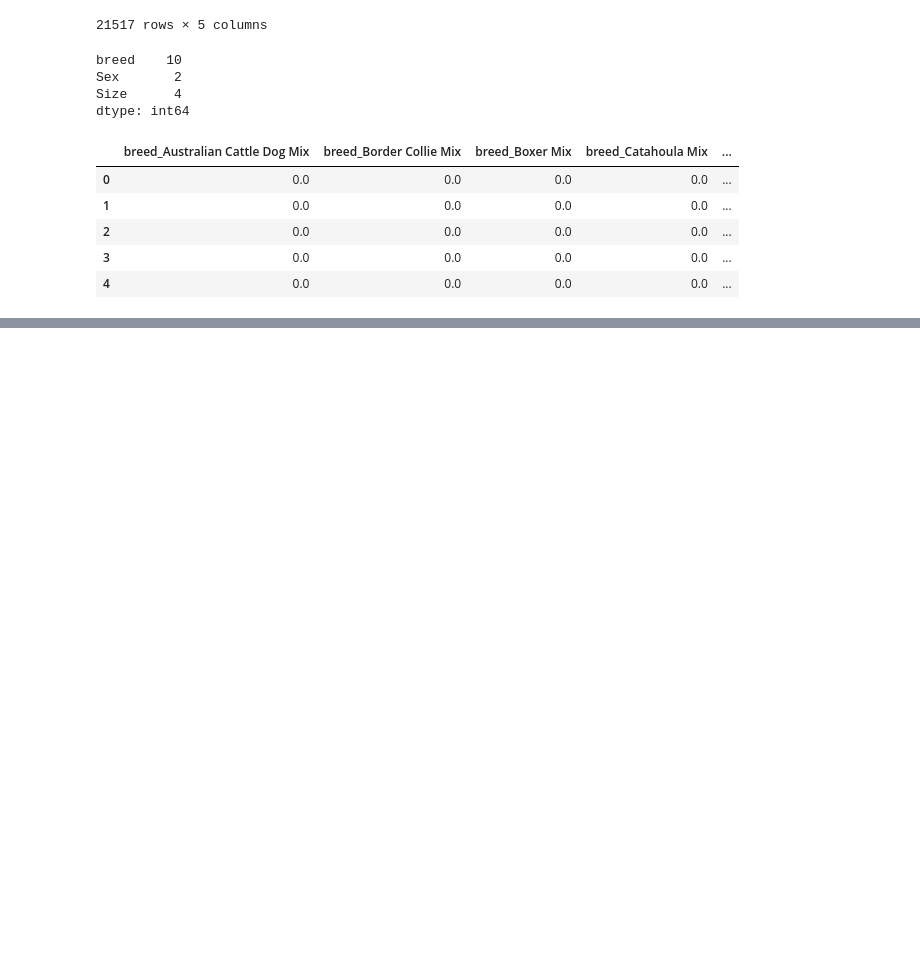
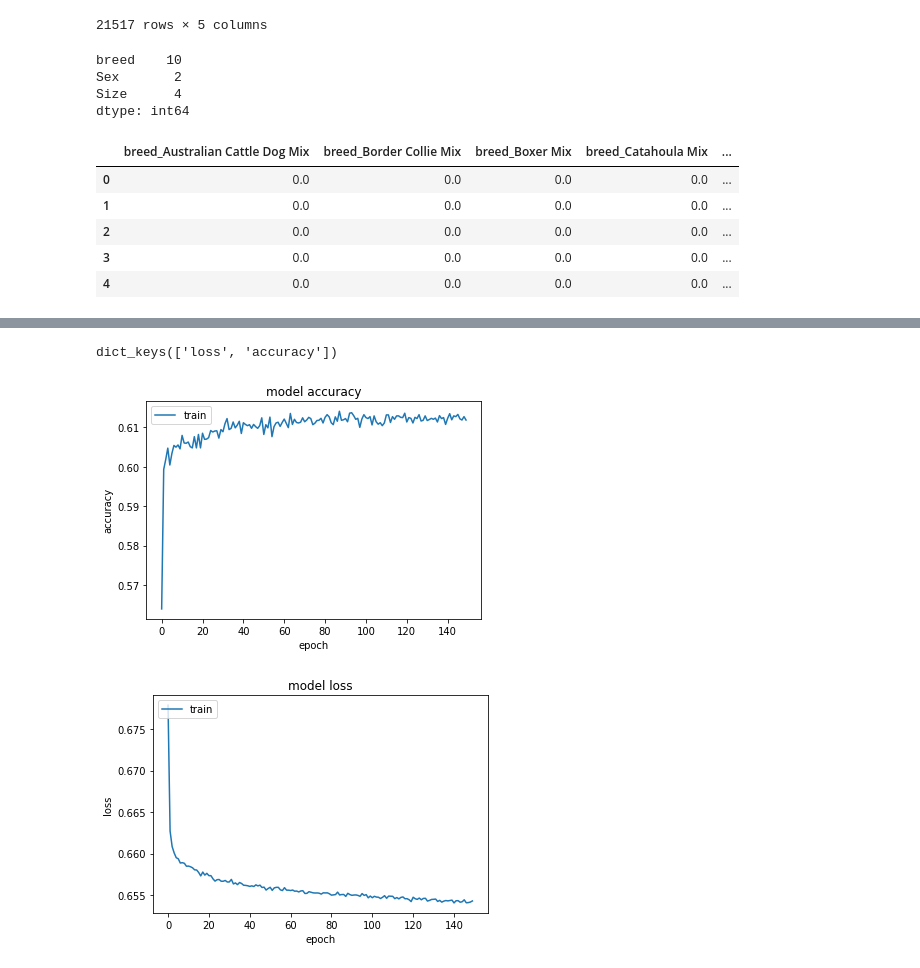
Before and after one commit to c-geisel/Animal_Shelter_Outcomes, a Jupyter notebook: Cleaning_Data.ipynb, the cells around one changed output, grey strips where cells are left out. Drawn from its saved outputs; the diff is of its cells as text; code cells hidden in the pictures; blank space fills up the shorter version.

```diff
--- a/Cleaning_Data.ipynb
+++ b/Cleaning_Data.ipynb
@@ -241,8 +243,8 @@ X_test_scaled = X_scaler.transform(X_test)
 # %%
 # Define the model - deep neural net, i.e., the number of input features and hidden nodes for each layer.
 number_input_features = len(X_train[0])
-hidden_nodes_layer1 =  15
-hidden_nodes_layer2 = 6
+hidden_nodes_layer1 =  18
+hidden_nodes_layer2 = 10
 
 nn = tf.keras.models.Sequential()
 
@@ -281,5 +283,5 @@ from tensorflow.keras.callbacks import ModelCheckpoint
 nn.compile(loss="binary_crossentropy", optimizer="adam", metrics=["accuracy"])
 # %%
 # Train the model
-fit_model = nn.fit(X_train,y_train,epochs=200)
+fit_model = nn.fit(X_train,y_train,epochs=100)
 # %% [output]
@@ -309,0 +312,22 @@ Loss: 0.8154821395874023, Accuracy: 0.5894051790237427
+# %%
+import matplotlib.pyplot as plt
+# list all data in history
+print(fit_model.history.keys())
+# summarize history for accuracy
+plt.plot(fit_model.history['accuracy'])
+plt.title('model accuracy')
+plt.ylabel('accuracy')
+plt.xlabel('epoch')
+plt.legend(['train', 'test'], loc='upper left')
+plt.show()
+# summarize history for loss
+plt.plot(fit_model.history['loss'])
+plt.title('model loss')
+plt.ylabel('loss')
+plt.xlabel('epoch')
+plt.legend(['train', 'test'], loc='upper left')
+plt.show()
+# %% [output]
+dict_keys(['loss', 'accuracy'])
+[figure, added]
+[figure, added]
```
Also changed, not shown: parts of 5 cells of this notebook, 1 other file.
